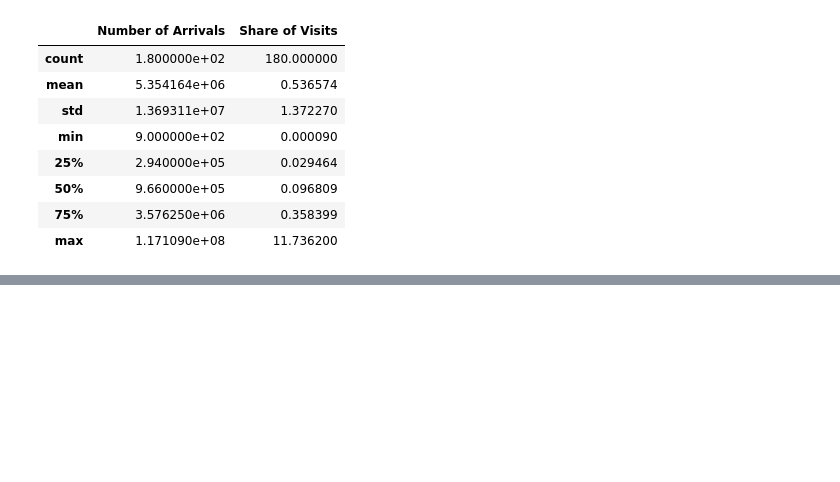
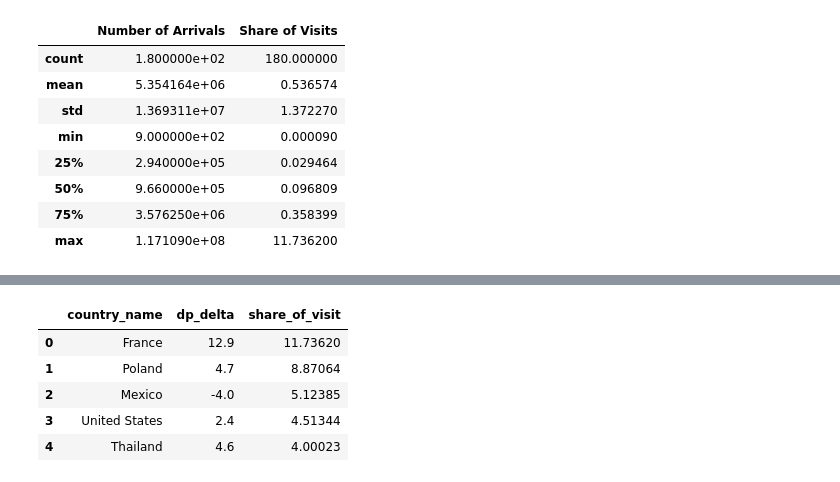
Before and after one commit to TaniaZakowski/sql-database, a Jupyter notebook: notebooks/plot_creationg_tiago.ipynb, the cells around one changed output, grey strips where cells are left out. Saved outputs shown, nothing was run; the diff lists cells and outputs as text; code cells hidden in the pictures; blank space fills up the shorter version.

```diff
--- a/notebooks/plot_creationg_tiago.ipynb
+++ b/notebooks/plot_creationg_tiago.ipynb
@@ -45,0 +84,10 @@ fig.write_image("../figures/florest.png")
+# %%
+df = pd.read_csv(db_locations["data_clean"]["file4"])
+df
+# %% [output]
+|  | country_name | dp_delta | share_of_visit |
+| 0 | France | 12.9 | 11.73620 |
+| 1 | Poland | 4.7 | 8.87064 |
+| 2 | Mexico | -4.0 | 5.12385 |
+| 3 | United States | 2.4 | 4.51344 |
+| 4 | Thailand | 4.6 | 4.00023 |
```
Also changed, not shown: parts of 4 cells of this notebook, 3 other files.
